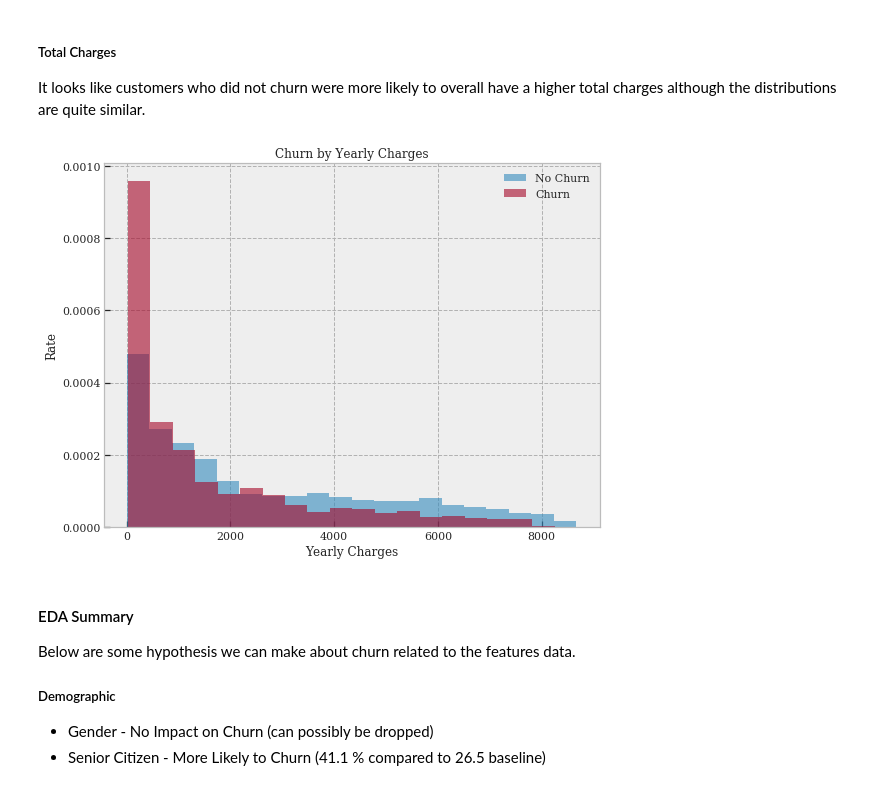
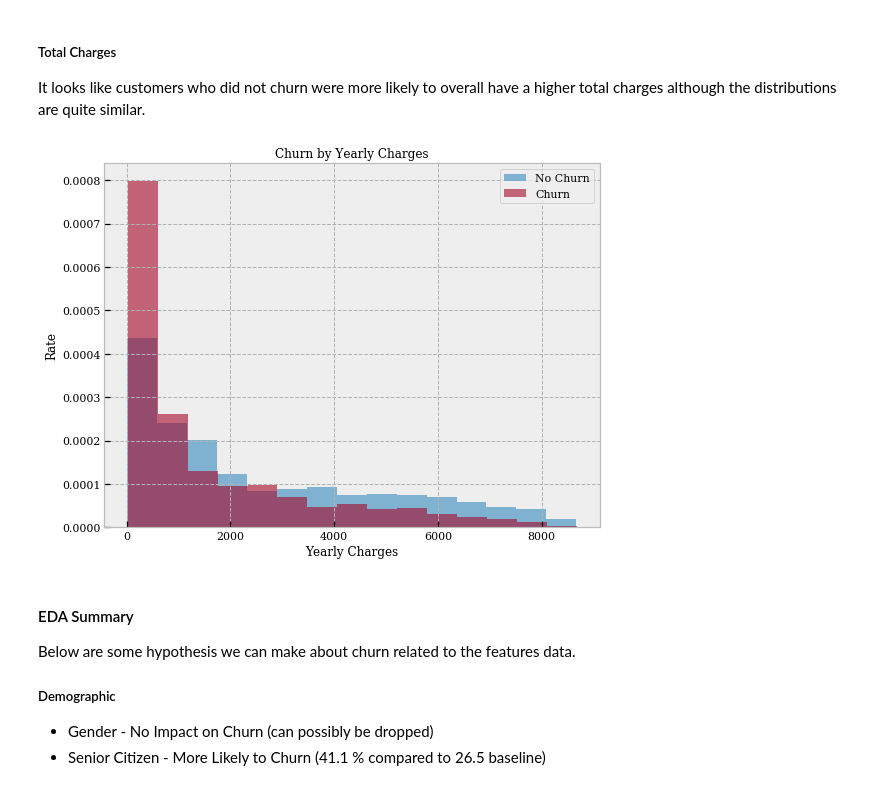
Before and after one commit to steimel64/steimel64.github.io, a Jupyter notebook: Notebooks/ChurnAnalysisKNN.ipynb, the cells around one changed output. Saved outputs shown, nothing was run; the diff lists cells and outputs as text; code cells hidden in the pictures.

Commit message:
Update to ChurnAnalysis KNN of a few cells

```diff
--- a/Notebooks/ChurnAnalysisKNN.ipynb
+++ b/Notebooks/ChurnAnalysisKNN.ipynb
@@ -358,14 +361,14 @@ It looks like customers who did not churn were more likely to overall have a hig
 # %%
 EDA['TotalCharges'] = pd.to_numeric(EDA.TotalCharges, errors = 'coerce')
 EDA.TotalCharges.fillna(value = EDA.tenure *  EDA.MonthlyCharges, inplace = True)
-EDA.groupby('Churn').TotalCharges.hist(bins=20,figsize=(8,6),density=True,alpha=.6)
+EDA.groupby('Churn').TotalCharges.hist(bins=15,figsize=(8,6),density=True,alpha=.6)
 plt.legend(['No Churn','Churn'])
 plt.title('Churn by Yearly Charges')
 plt.xlabel('Yearly Charges')
 plt.ylabel('Rate')
 plt.tight_layout()
 # %% [output]
-[figure, old version]
+[figure, new version]
 # %% [markdown]
 #### EDA Summary
 
```
Also changed, not shown: parts of 9 cells of this notebook.
